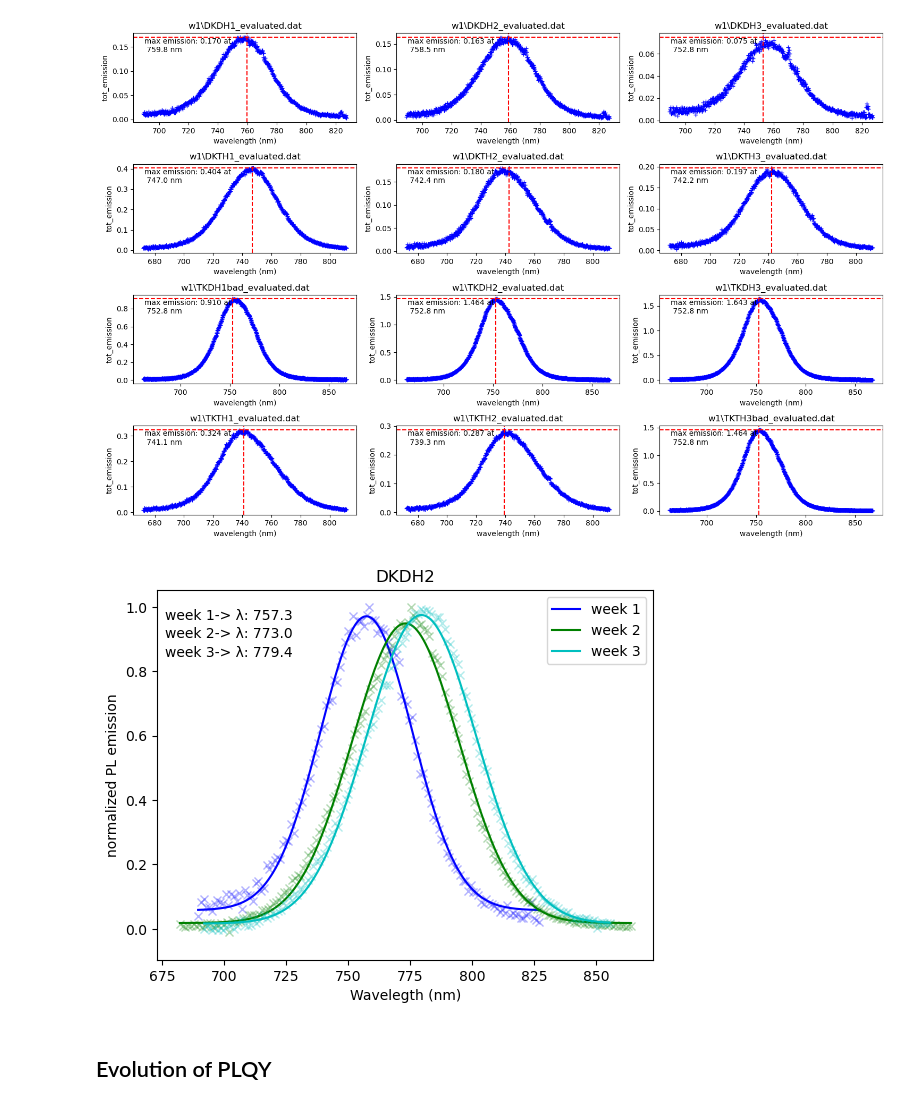
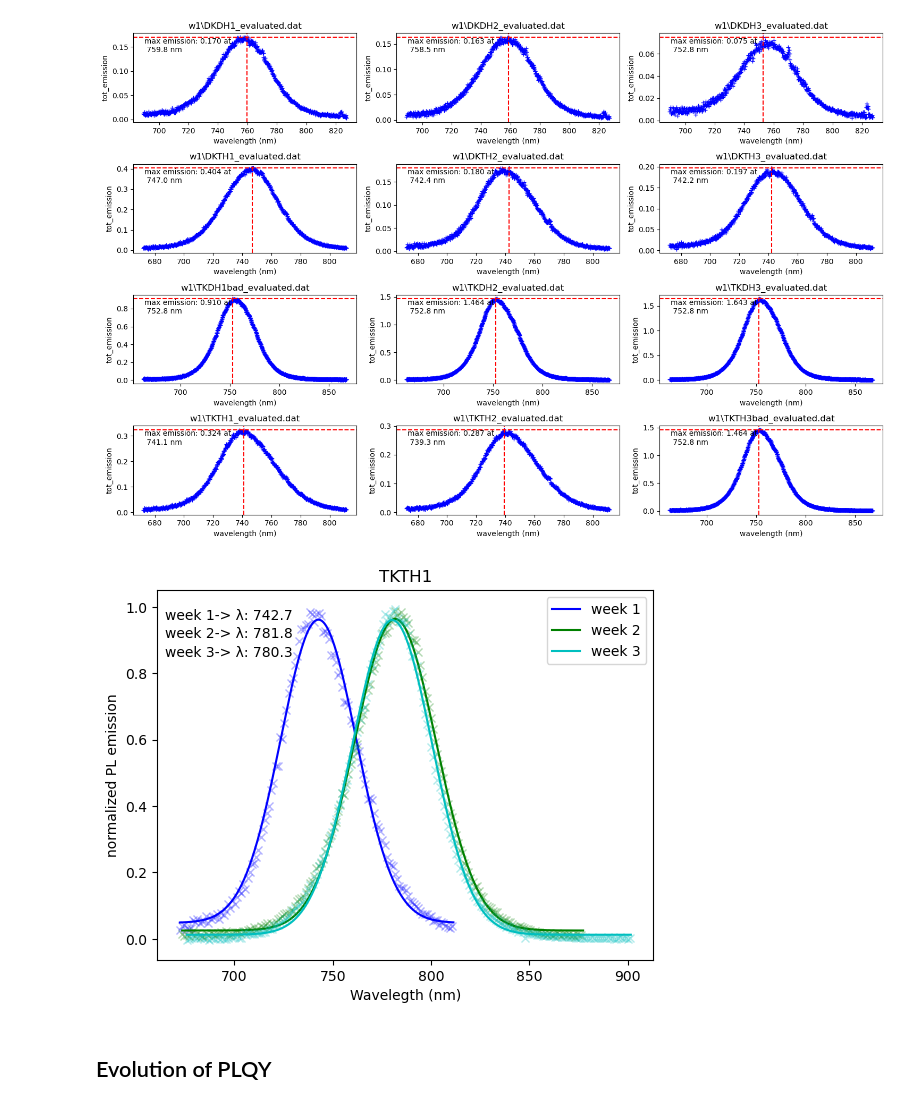
Before and after one commit to LuLuEhret/PV_lab_PdS, a Jupyter notebook: Plot_data.ipynb, the cells around one changed output. Drawn from its saved outputs; the diff is of its cells as text; code cells hidden in the pictures.

```diff
--- a/Plot_data.ipynb
+++ b/Plot_data.ipynb
@@ -138,41 +138,41 @@ found 12 files
 #ask the user the name of the file to display
 #sample = input("Which sample would you like to display? ")
 
-sample = "dkdh2"
+sample = "tkth1"
 
 #put the name in uppercase
 sample = sample.upper()
 
 index = 0
 
 for folder in glob.glob("PLQY/*"):
     #for each file in the folder do
     for file in glob.glob(folder + "/*evaluated.dat"):
         name1 = simplify_name(file)
         if name1 == sample:
             #read the file
             df = read_data(file)
             #normalize the data
             df[1] = normalize_data(df)[1]
             popt = gaussian_fitting(df)
             #plot the data using a different color for each file
             plt.plot(df[0], df[1], colors[index] + "x", markevery=5, alpha=0.3)
             plt.plot(df[0], func(df[0], *popt), colors[index] + "-", label='fit: a=%5.3f, b=%5.3f, c=%5.3f, d=%5.3f' % tuple(popt))
             #add a legend with the index number
             index += 1
             plt.text(0.015, (1-0.05*index), 'week {:d}-> λ: {:.1f} '.format(index, popt[1]), transform=plt.gca().transAxes, fontsize=10, verticalalignment='top')
         lgd = []
         for i in range(0, (index)):
             lgd.append("_")
             lgd.append("week " + str(i + 1))
 
         plt.legend(lgd)
         plt.title(sample)
         #add a y label
         plt.ylabel("normalized PL emission")
         plt.xlabel("Wavelegth (nm)")
 # %% [output]
-[figure, old version]
+[figure, new version]
 # %% [markdown]
 ## Evolution of PLQY
 # %%
```
Also changed, not shown: parts of 1 cell of this notebook, 8 other files.
